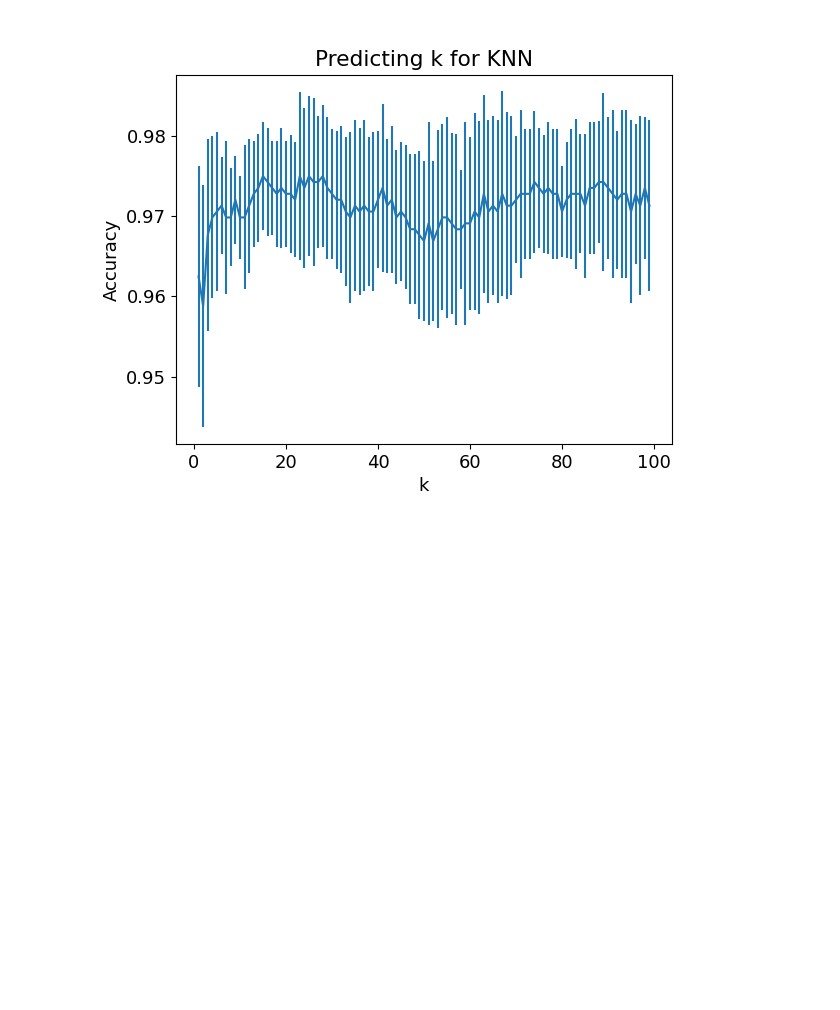
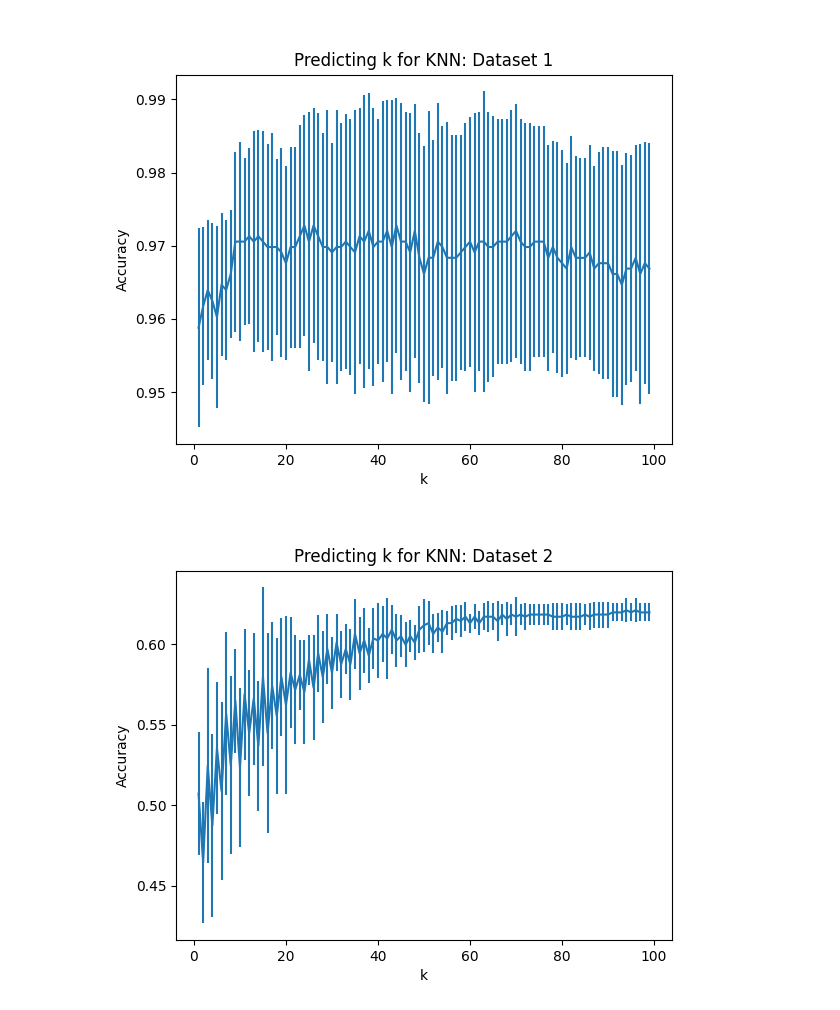
Before and after one commit to cormacmadden/Machine-Learning-Module, a Jupyter notebook: Assignment3/Assignment3.ipynb, the cells around one changed output. Drawn from its saved outputs; the diff is of its cells as text; code cells hidden in the pictures; blank space fills up the shorter version.

```diff
--- a/Assignment3/Assignment3.ipynb
+++ b/Assignment3/Assignment3.ipynb
@@ -1,5 +1,4 @@
 # %%
-
 %matplotlib widget
 import numpy as np
 import math
@@ -17,15 +16,20 @@ from sklearn.model_selection import KFold
 from sklearn.model_selection import RepeatedKFold
 from sklearn.model_selection import train_test_split
 from sklearn.model_selection import cross_val_score
+from sklearn.metrics import confusion_matrix, plot_confusion_matrix
+from matplotlib.colors import ListedColormap
+from sklearn.metrics import roc_curve
 
 from sklearn.neighbors import KNeighborsClassifier
 
 from sklearn.svm import LinearSVC
 from sklearn.dummy import DummyRegressor
+from sklearn.dummy import DummyClassifier
 from sklearn.metrics import mean_squared_error
 from sklearn.linear_model import Lasso
 from sklearn.preprocessing import PolynomialFeatures
 from mpl_toolkits.mplot3d import Axes3D
+import matplotlib.patches as mpatches
 
 def read_data(filename):
     df = pd.read_csv(filename)
@@ -33,6 +37,7 @@ def read_data(filename):
     X1=df.iloc[:,0]
     X2=df.iloc[:,1]
     y=df.iloc[:,2]
-    return X1, X2, y
+    X=np.column_stack((X1,X2))
+    return X, y
 # %%
 
@@ -94,25 +101,27 @@ best_poly_and_c(X,y)
 # %%
 #i) b)
-
-def knn(X,y):
+def knn(X,y,title):
     fig = plt.figure()
     x_train, x_test, y_train, y_test = train_test_split(X, y)
+    avg_accuracy=[]
+    std_err=[]
+    k_test = np.array(range(1,100))
+    for k in k_test:
+        knn = KNeighborsClassifier(n_neighbors=k).fit(x_train,y_train)
+        scores = cross_val_score(knn, x_train, y_train, cv=10, scoring="accuracy")
+        avg_accuracy.append(scores.mean())
+        std_err.append(scores.std())
 
-    mean_err=[]; std_err=[]; k_test=[]
-    for k in range(1,100):
-        k_test.append(k)
-
-    for k in k_test:
-        knn = KNeighborsClassifier(n_neighbors=k)
-        scores = cross_val_score(knn, x_train, y_train, cv=10, scoring='accuracy')
-        mean_err.append(np.array(scores).mean())
-        std_err.append(np.array(scores).std())
-
-    plt.errorbar(k_test, mean_err, yerr=std_err)
-    plt.xlabel('k'); plt.ylabel('Accuracy')
-    plt.title('Predicting k for KNN')
+    plt.errorbar(k_test, avg_accuracy, yerr=std_err)
+    plt.xlabel('k')
+    plt.ylabel('Accuracy')
+    plt.title('Predicting k for KNN: ' + title)
     plt.show()
 
-knn(X,y)
+X, y = read_data("week4.csv")
+knn(X,y, "Dataset 1")
+X, y = read_data("week4_1.csv")
+knn(X,y, "Dataset 2")
 # %% [output]
-[figure, old version]
+[figure, new version]
+[figure, added]
```
Also changed, not shown: parts of 4 cells of this notebook, 3 other files.
